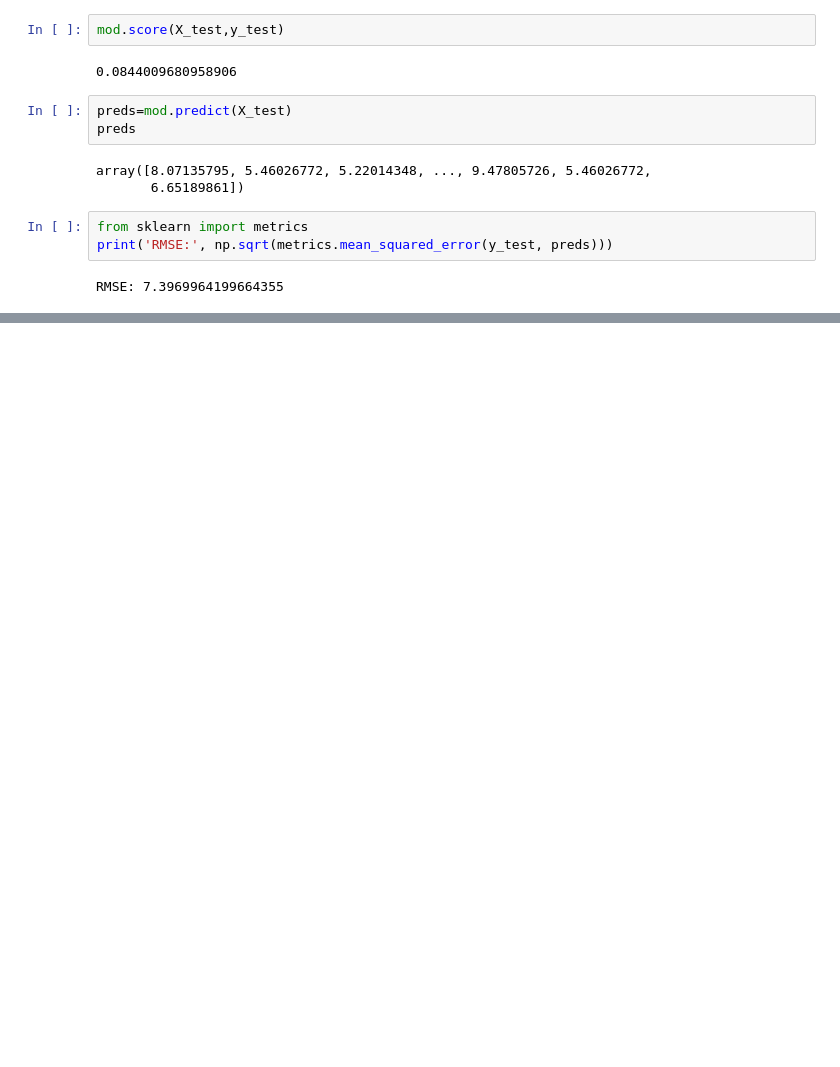
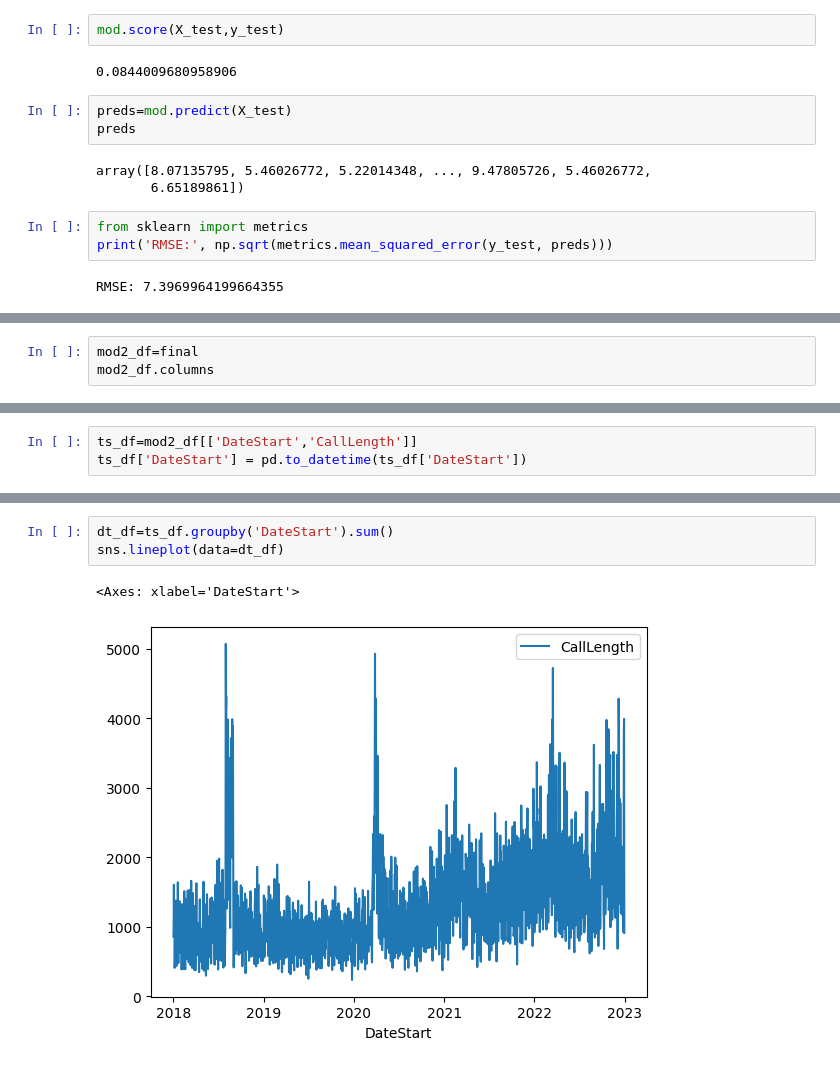
Before and after one commit to t-shah02/vanml-hacks-2023, a Jupyter notebook: notebooks/preprocessing.ipynb, the cells around one changed output, grey strips where cells are left out. Cells and saved outputs as stored; diff of their text form; blank space fills up the shorter version.

```diff
--- a/notebooks/preprocessing.ipynb
+++ b/notebooks/preprocessing.ipynb
@@ -258,0 +263,3 @@ RMSE: 7.3969964199664355
+# %%
+mod2_df=final
+mod2_df.columns
@@ -258,0 +275,3 @@ RMSE: 7.3969964199664355
+# %%
+ts_df=mod2_df[['DateStart','CallLength']]
+ts_df['DateStart'] = pd.to_datetime(ts_df['DateStart'])
@@ -258,0 +297,6 @@ RMSE: 7.3969964199664355
+# %%
+dt_df=ts_df.groupby('DateStart').sum()
+sns.lineplot(data=dt_df)
+# %% [output]
+<Axes: xlabel='DateStart'>
+[figure, added]
```
Also changed, not shown: parts of 21 cells of this notebook.
